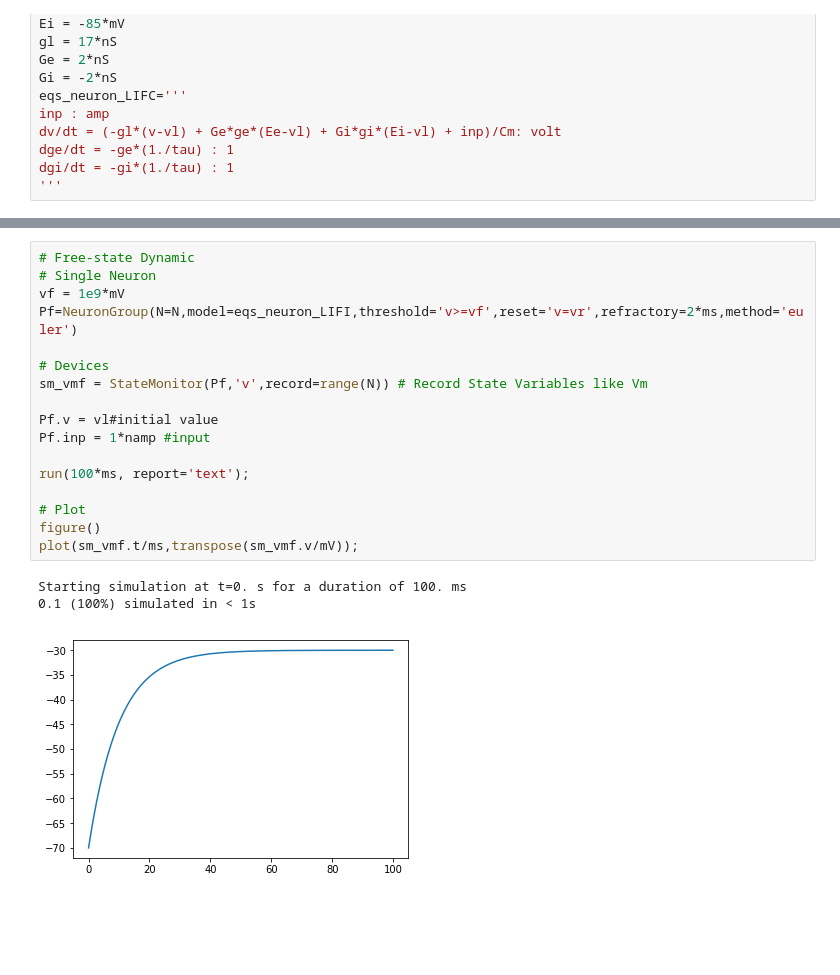
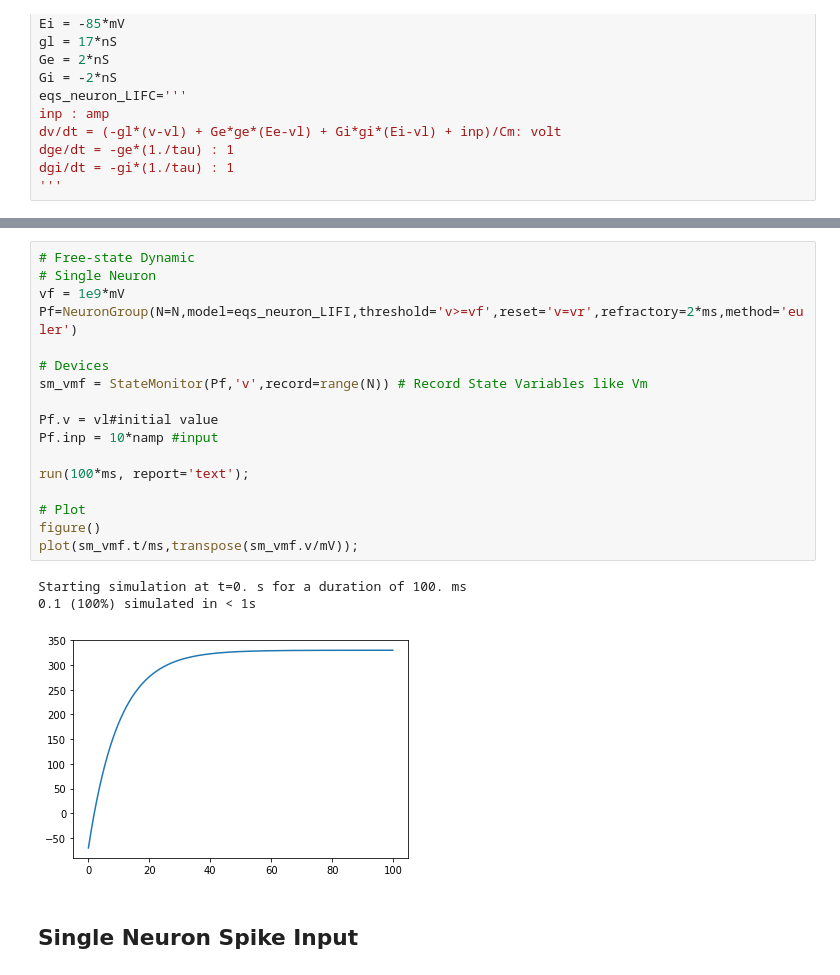
Before and after one commit to michaelglh/CAMP_project, a Jupyter notebook: TranscendingScales/Transcending Scales.ipynb, the cells around one changed output, grey strips where cells are left out. Cells and saved outputs as stored; diff of their text form; blank space fills up the shorter version.

```diff
--- a/TranscendingScales/Transcending Scales.ipynb
+++ b/TranscendingScales/Transcending Scales.ipynb
@@ -102,21 +100,23 @@ Starting simulation at t=0. s for a duration of 100. ms
 # %%
 # Free-state Dynamic
 # Single Neuron
 vf = 1e9*mV
 Pf=NeuronGroup(N=N,model=eqs_neuron_LIFI,threshold='v>=vf',reset='v=vr',refractory=2*ms,method='euler')
 
 # Devices
 sm_vmf = StateMonitor(Pf,'v',record=range(N)) # Record State Variables like Vm
 
 Pf.v = vl#initial value
-Pf.inp = 1*namp #input
+Pf.inp = 10*namp #input
 
 run(100*ms, report='text');
 
 # Plot
 figure()
 plot(sm_vmf.t/ms,transpose(sm_vmf.v/mV));
 # %% [output]
 Starting simulation at t=0. s for a duration of 100. ms
 0.1 (100%) simulated in < 1s
-[figure, old version]
+[figure, new version]
+# %% [markdown]
+## Single Neuron Spike Input
```
Also changed, not shown: parts of 7 cells of this notebook.
